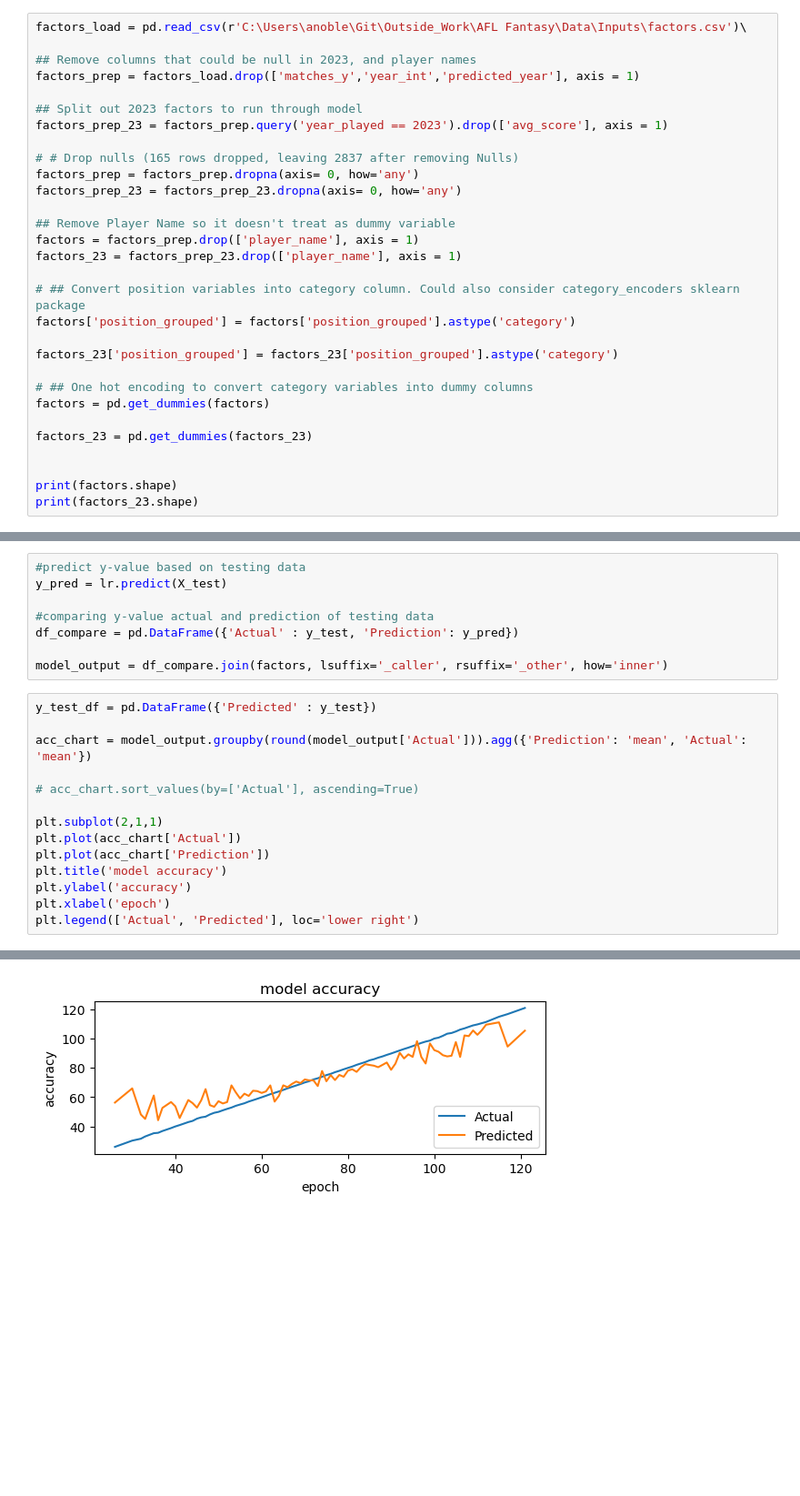
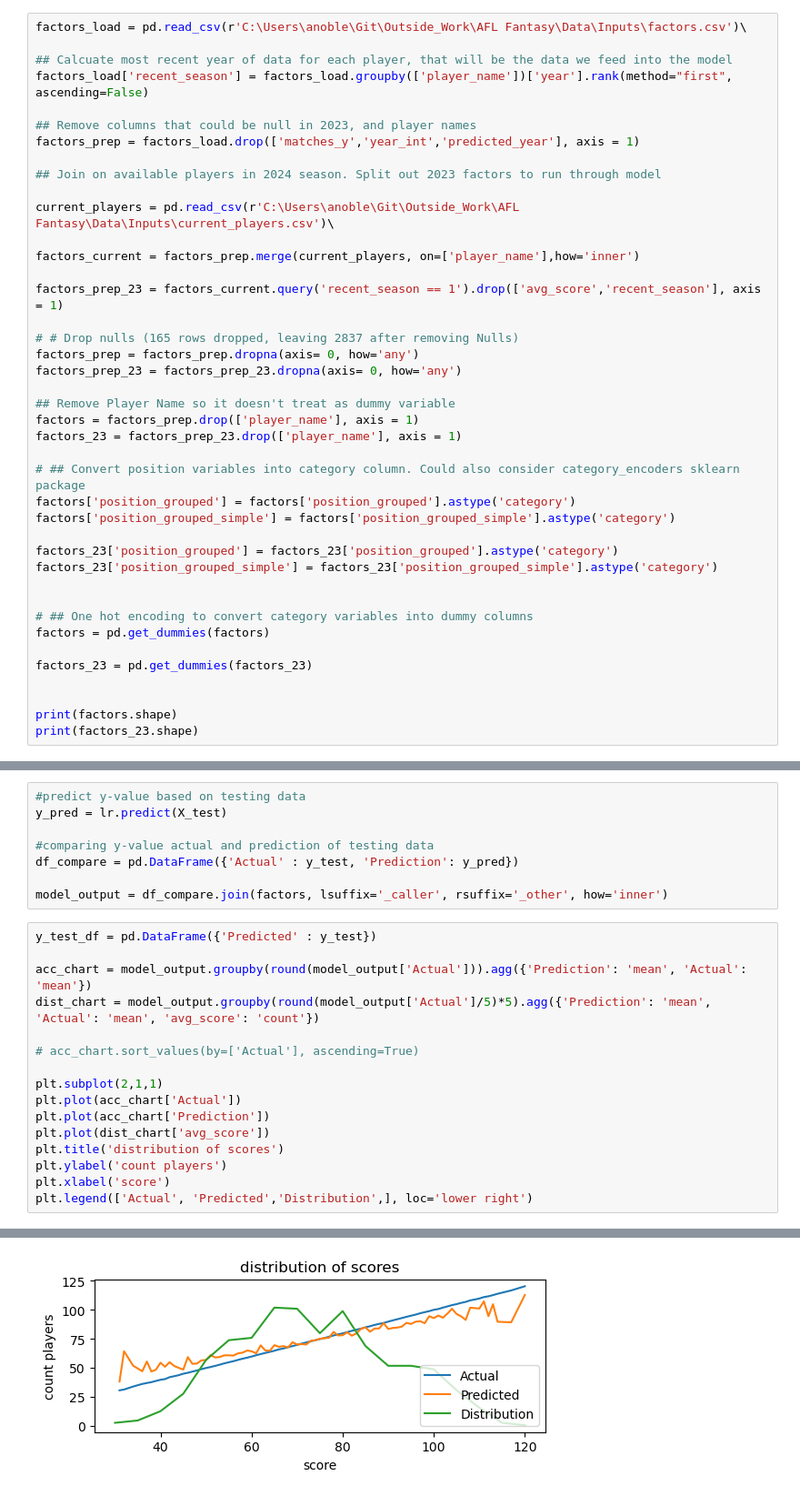
Before and after one commit to malikpri90/Outside_Work, a Jupyter notebook: AFL Fantasy/Model_build_GLM.ipynb, the cells around one changed output, grey strips where cells are left out. Shown at 91% size. Drawn from its saved outputs; the diff is of its cells as text; blank space fills up the shorter version.

Commit message:
Updated model files. Final code used is the GBM version

```diff
--- a/AFL Fantasy/Model_build_GLM.ipynb
+++ b/AFL Fantasy/Model_build_GLM.ipynb
@@ -12,12 +16,20 @@ from sklearn import preprocessing
 ## Prepare Factors
 # %%
 factors_load = pd.read_csv(r'C:\Users\anoble\Git\Outside_Work\AFL Fantasy\Data\Inputs\factors.csv')\
+
+## Calcuate most recent year of data for each player, that will be the data we feed into the model
+factors_load['recent_season'] = factors_load.groupby(['player_name'])['year'].rank(method="first", ascending=False)
 
 ## Remove columns that could be null in 2023, and player names
 factors_prep = factors_load.drop(['matches_y','year_int','predicted_year'], axis = 1)
 
-## Split out 2023 factors to run through model
-factors_prep_23 = factors_prep.query('year_played == 2023').drop(['avg_score'], axis = 1)
+## Join on available players in 2024 season. Split out 2023 factors to run through model
+
+current_players = pd.read_csv(r'C:\Users\anoble\Git\Outside_Work\AFL Fantasy\Data\Inputs\current_players.csv')\
+
+factors_current = factors_prep.merge(current_players, on=['player_name'],how='inner')
+
+factors_prep_23 = factors_current.query('recent_season == 1').drop(['avg_score','recent_season'], axis = 1)
 
 # # Drop nulls (165 rows dropped, leaving 2837 after removing Nulls)
 factors_prep = factors_prep.dropna(axis= 0, how='any')
@@ -29,8 +41,11 @@ factors_23 = factors_prep_23.drop(['player_name'], axis = 1)
 
 # ## Convert position variables into category column. Could also consider category_encoders sklearn package
 factors['position_grouped'] = factors['position_grouped'].astype('category')
+factors['position_grouped_simple'] = factors['position_grouped_simple'].astype('category')
 
 factors_23['position_grouped'] = factors_23['position_grouped'].astype('category')
+factors_23['position_grouped_simple'] = factors_23['position_grouped_simple'].astype('category')
+
 
 # ## One hot encoding to convert category variables into dummy columns
 factors = pd.get_dummies(factors)
@@ -753,17 +584,19 @@ model_output = df_compare.join(factors, lsuffix='_caller', rsuffix='_other', how
 # %%
 y_test_df = pd.DataFrame({'Predicted' : y_test})
 
 acc_chart = model_output.groupby(round(model_output['Actual'])).agg({'Prediction': 'mean', 'Actual': 'mean'})
+dist_chart = model_output.groupby(round(model_output['Actual']/5)*5).agg({'Prediction': 'mean', 'Actual': 'mean', 'avg_score': 'count'})
 
 # acc_chart.sort_values(by=['Actual'], ascending=True)
 
 plt.subplot(2,1,1)
 plt.plot(acc_chart['Actual'])
 plt.plot(acc_chart['Prediction'])
-plt.title('model accuracy')
-plt.ylabel('accuracy')
-plt.xlabel('epoch')
-plt.legend(['Actual', 'Predicted'], loc='lower right')
+plt.plot(dist_chart['avg_score'])
+plt.title('distribution of scores')
+plt.ylabel('count players')
+plt.xlabel('score')
+plt.legend(['Actual', 'Predicted','Distribution',], loc='lower right')
 # %% [output]
 <matplotlib.legend.Legend at 0x...>
-[figure, old version]
+[figure, new version]
```
Also changed, not shown: parts of 22 cells of this notebook, 2 other files.
